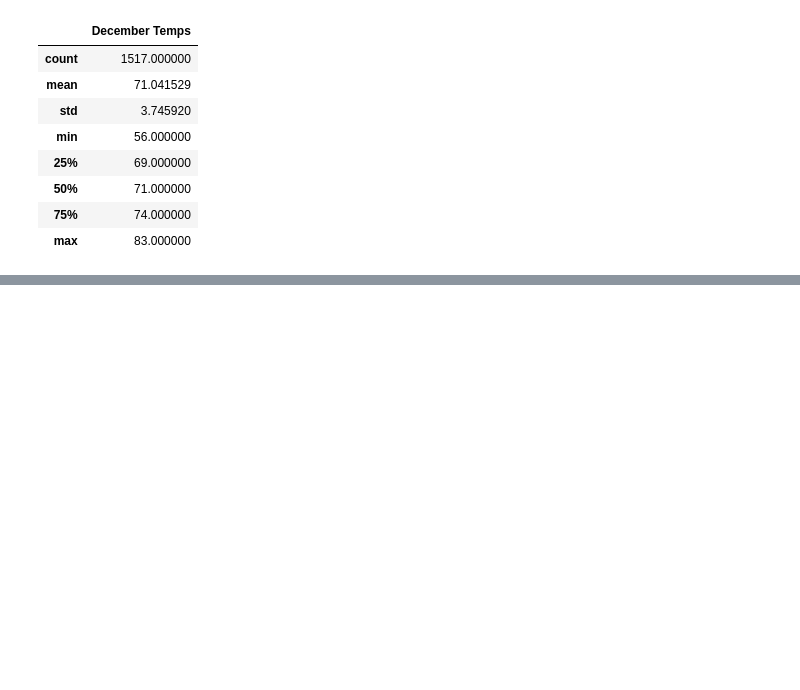
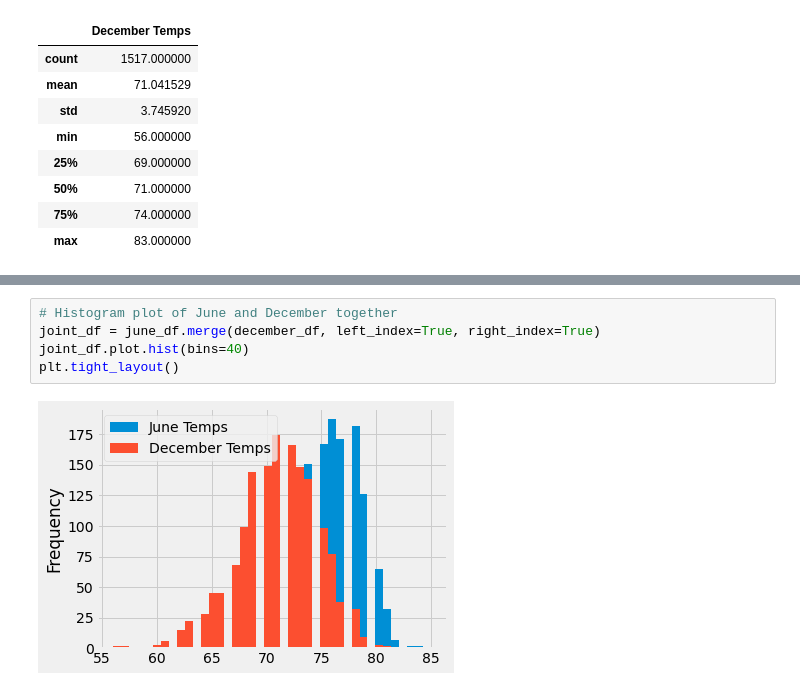
Before and after one commit to Peteresis/surfs_up, a Jupyter notebook: SurfsUp_Challenge.ipynb, the cells around one changed output, grey strips where cells are left out. Drawn from its saved outputs; the diff is of its cells as text; blank space fills up the shorter version.

```diff
--- a/SurfsUp_Challenge.ipynb
+++ b/SurfsUp_Challenge.ipynb
@@ -183,0 +214,7 @@ december_df.describe()
+# %%
+# Histogram plot of June and December together
+joint_df = june_df.merge(december_df, left_index=True, right_index=True)
+joint_df.plot.hist(bins=40)
+plt.tight_layout()
+# %% [output]
+[figure, added]
```
Also changed, not shown: parts of 14 cells of this notebook.
